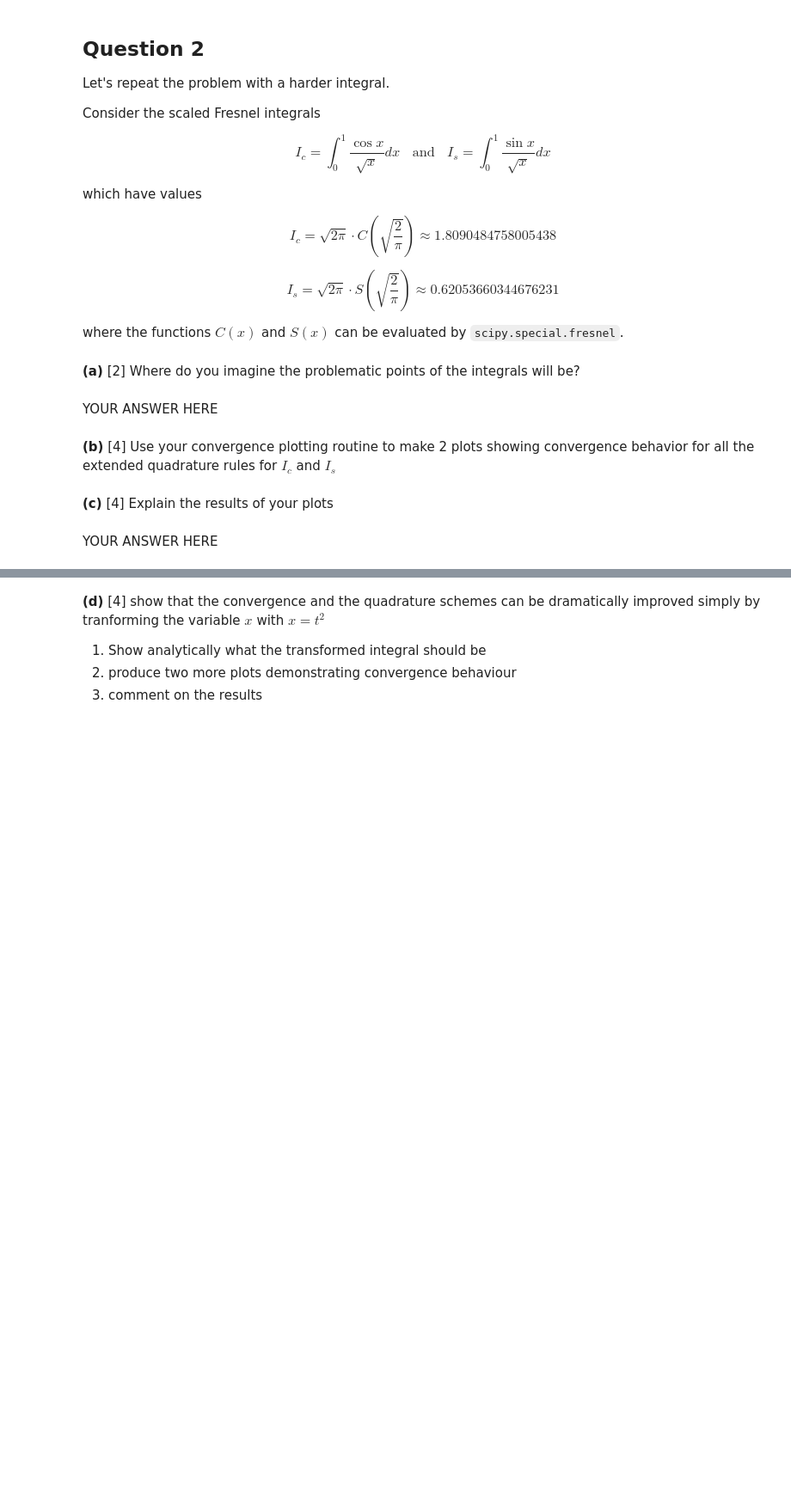
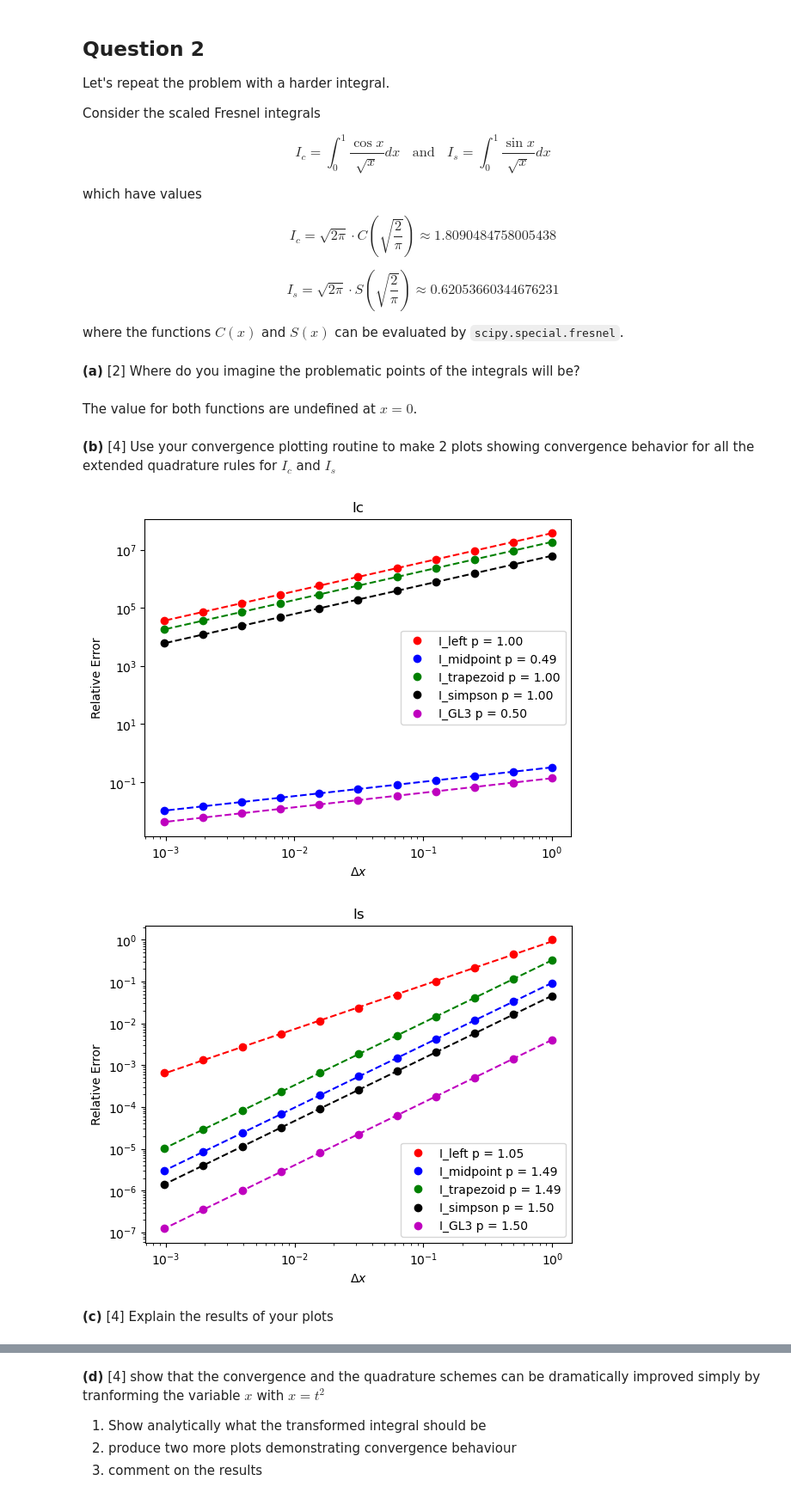
Before and after one commit to xiaoyuchen2020/intro-numerical-methods, a Jupyter notebook: hw/HW4_quad.ipynb, the cells around one changed output, grey strips where cells are left out. Shown: that part at 86% size. Saved outputs shown, nothing was run; the diff lists cells and outputs as text; code cells hidden in the pictures; blank space fills up the shorter version.

```diff
--- a/hw/HW4_quad.ipynb
+++ b/hw/HW4_quad.ipynb
@@ -101,3 +108,11 @@ def I_GL3(f, a, b):
+# %%
+def I_GL3(f, a, b):
+    """ 3 point Gauss-Legendre Quadrature rule for an arbitrary interval x \in [a,b]"""
+    x_hat = numpy.array([-numpy.sqrt(3./5.), 0., numpy.sqrt(3./5.)])
+    w_hat = numpy.array([5./9., 8./9., 5./9.])
+    x = 0.5*(b-a)*x_hat + 0.5*(b+a)
+    w = 0.5*(b-a)*w_hat
+    return numpy.dot(w, f(x))
 # %%
 x = 1.0
 I_true = erf(x)
@@ -152,8 +172,11 @@ def quadN(f, a, b, N, method=I_midpoint):
     I_N:  extended quadrature approximation of \int_a^b f(x) dx
 
     """
-    # YOUR CODE HERE
-    raise NotImplementedError()
+    h = (b - a)/N
+    I_N = 0.
+    for i in range(N):
+        I_N += method(f, a + i*h, a + (i+1)*h)
+    return I_N
 # %%
 # Let's test against erf(1)
 
@@ -234,8 +264,27 @@ def plot_quad_convergence(f, a, b, N, I_true, title=None):
     Nothing but generates a pretty log-log plot all properly labeled
 
     """
-    # YOUR CODE HERE
-    raise NotImplementedError()
+
+    color = ['r', 'b', 'g', 'k', 'm']
+
+    for idx, method in enumerate([I_left, I_midpoint, I_trapezoid, I_simpson, I_GL3]):
+        err = numpy.zeros(len(N))
+        dx = numpy.zeros(len(N))
+        for i,n in enumerate(N):
+            dx[i] = (b - a)/n
+            I = quadN(f, a, b, n, method)
+            err[i] = numpy.abs(I - I_true)/numpy.abs(I_true)
+
+        name = method.__name__
+        p = numpy.polyfit(numpy.log(dx), numpy.log(err), 1)
+        plt.loglog(dx, err, 'o', color = color[idx], label = name + ' p = {:.2f}'.format(p[0]))
+        plt.loglog(dx, numpy.exp(p[1]) * dx**p[0], '--', color=color[idx])
+
+    plt.xlabel('$\Delta x$')
+    plt.ylabel('Relative Error')
+    plt.title(title)
+    plt.legend()
+    plt.show()
 # %%
 #Let's test with erf(1) and a lot of points
 
@@ -272,8 +327,8 @@ $$I_s = \sqrt{2 \pi} \cdot S\left(\sqrt{\frac{2}{\pi}}\right) \approx 0.62053660
 where the functions $C(x)$ and $S(x)$ can be evaluated by `scipy.special.fresnel`.
 # %% [markdown]
 **(a)** [2] Where do you imagine the problematic points of the integrals will be?
-# %% [markdown]
-YOUR ANSWER HERE
+# %% [markdown]
+The value for both functions are undefined at $x = 0$.
 # %% [markdown]
 **(b)** [4] Use your convergence plotting routine to make  2 plots showing convergence behavior for all the extended quadrature rules for $I_c$ and $I_s$
 # %%
@@ -287,4 +339,11 @@ raise NotImplementedError()
+# %%
+Ic = lambda x : numpy.cos(x) / numpy.sqrt(x)
+Is = lambda x : numpy.sin(x) / numpy.sqrt(x)
+
+plot_quad_convergence(Ic, numpy.finfo(float).eps, 1, N, Ic_true, 'Ic')
+plot_quad_convergence(Is, numpy.finfo(float).eps, 1, N, Is_true, 'Is')
+# %% [output]
+[figure, added]
+[figure, added]
 # %% [markdown]
 **(c)**  [4] Explain the results of your plots
-# %% [markdown]
-YOUR ANSWER HERE
```
Also changed, not shown: parts of 18 cells of this notebook, 1 other file.
